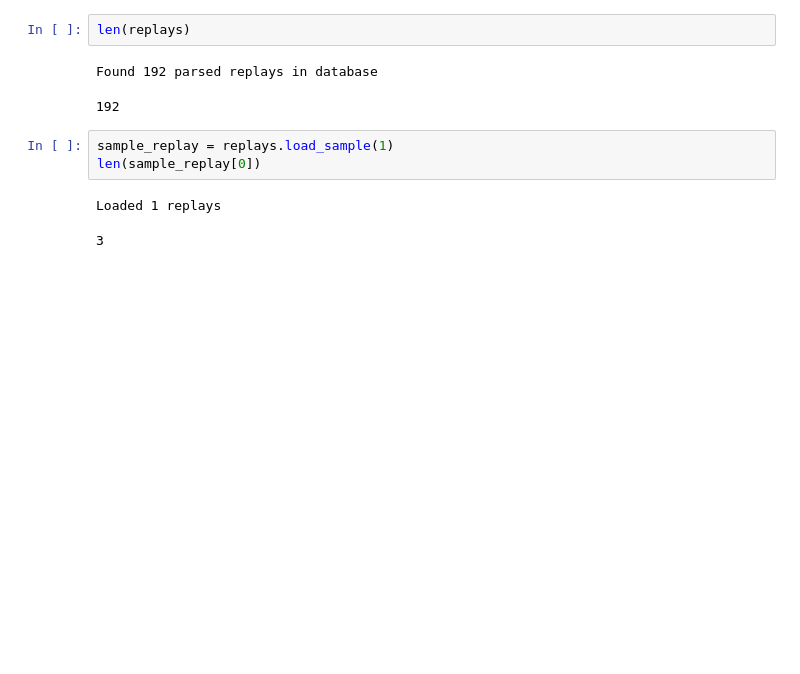
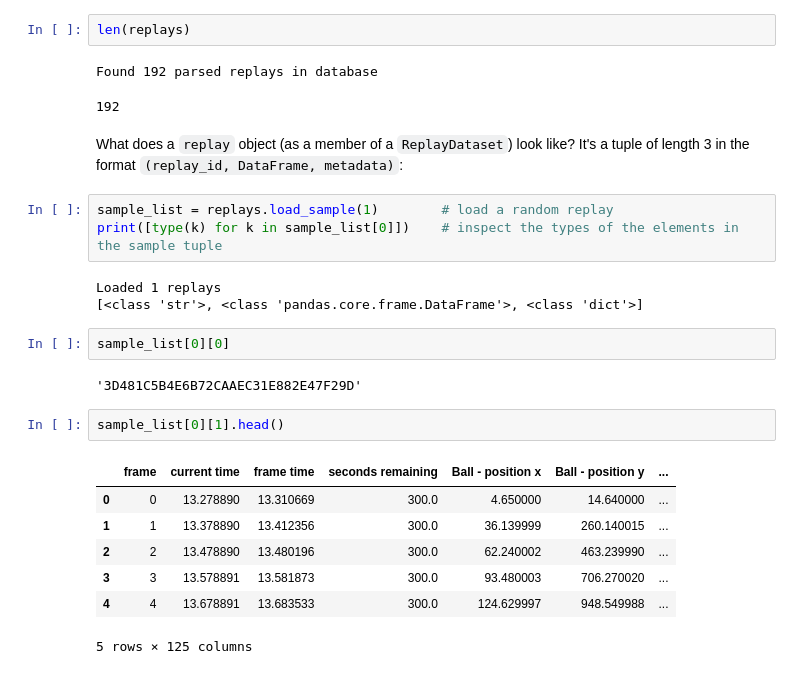
Before and after one commit to darmendariz/impulse, a Jupyter notebook: impulse/analysis/01_eda_dataset.ipynb, the cells around one changed output. Cells and saved outputs as stored; diff of their text form; blank space fills up the shorter version.

```diff
--- a/impulse/analysis/01_eda_dataset.ipynb
+++ b/impulse/analysis/01_eda_dataset.ipynb
@@ -17,9 +19,25 @@ len(replays)
 # %% [output]
 Found 192 parsed replays in database
 192
+# %% [markdown]
+What does a `replay` object (as a member of a `ReplayDataset`) look like? It's a tuple of length 3 in the format `(replay_id, DataFrame, metadata)`:
 # %%
-sample_replay = replays.load_sample(1)
-len(sample_replay[0])
+sample_list = replays.load_sample(1)        # load a random replay
+print([type(k) for k in sample_list[0]])    # inspect the types of the elements in the sample tuple
 # %% [output]
 Loaded 1 replays
+[<class 'str'>, <class 'pandas.core.frame.DataFrame'>, <class 'dict'>]
-3
+# %%
+sample_list[0][0]
+# %% [output]
+'3D481C5B4E6B72CAAEC31E882E47F29D'
+# %%
+sample_list[0][1].head()
+# %% [output]
+|  | frame | current time | frame time | seconds remaining | Ball - position x | Ball - position y | ... |
+| 0 | 0 | 13.278890 | 13.310669 | 300.0 | 4.650000 | 14.640000 | ... |
+| 1 | 1 | 13.378890 | 13.412356 | 300.0 | 36.139999 | 260.140015 | ... |
+| 2 | 2 | 13.478890 | 13.480196 | 300.0 | 62.240002 | 463.239990 | ... |
+| 3 | 3 | 13.578891 | 13.581873 | 300.0 | 93.480003 | 706.270020 | ... |
+| 4 | 4 | 13.678891 | 13.683533 | 300.0 | 124.629997 | 948.549988 | ... |
+5 rows × 125 columns
```
Also changed, not shown: parts of 21 cells of this notebook.
